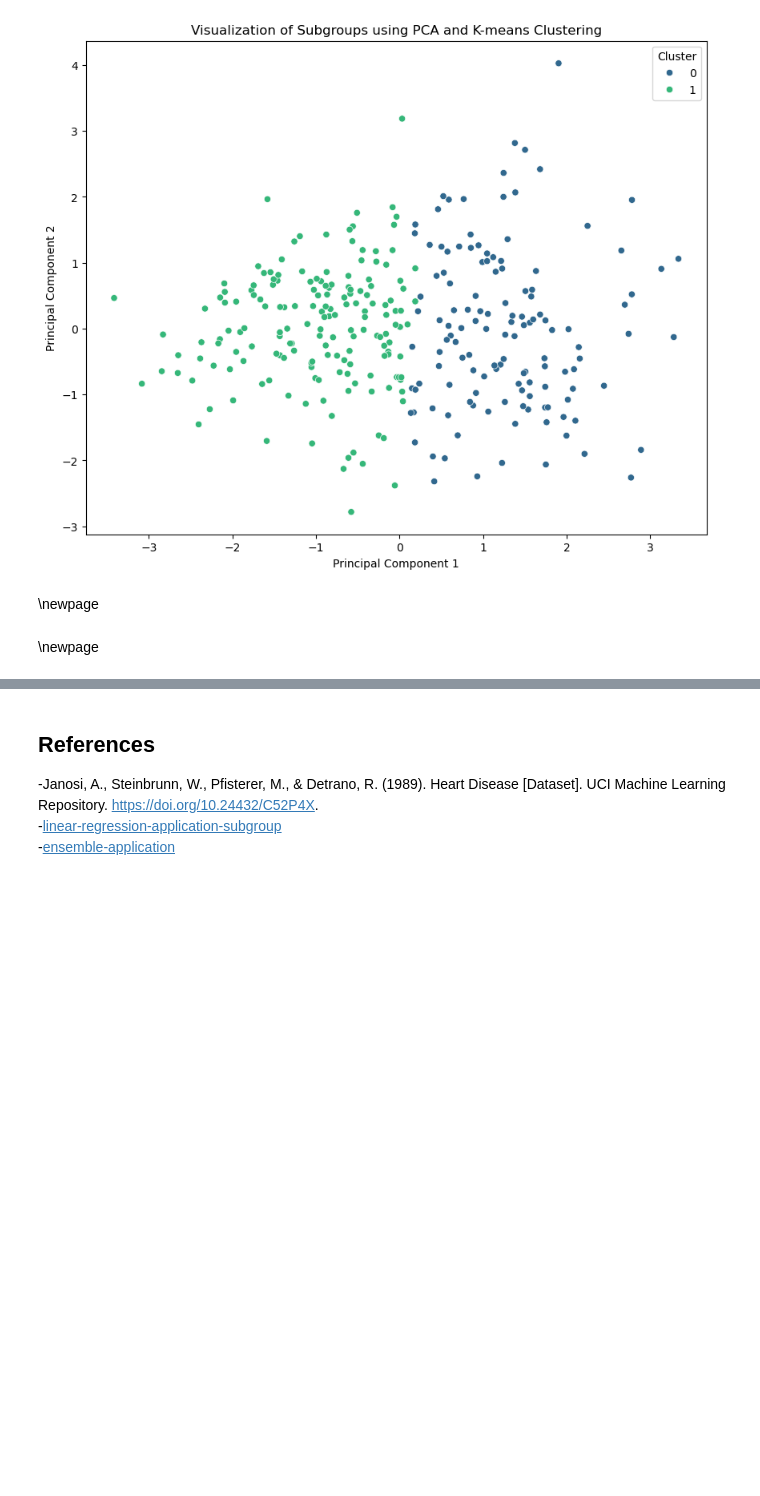
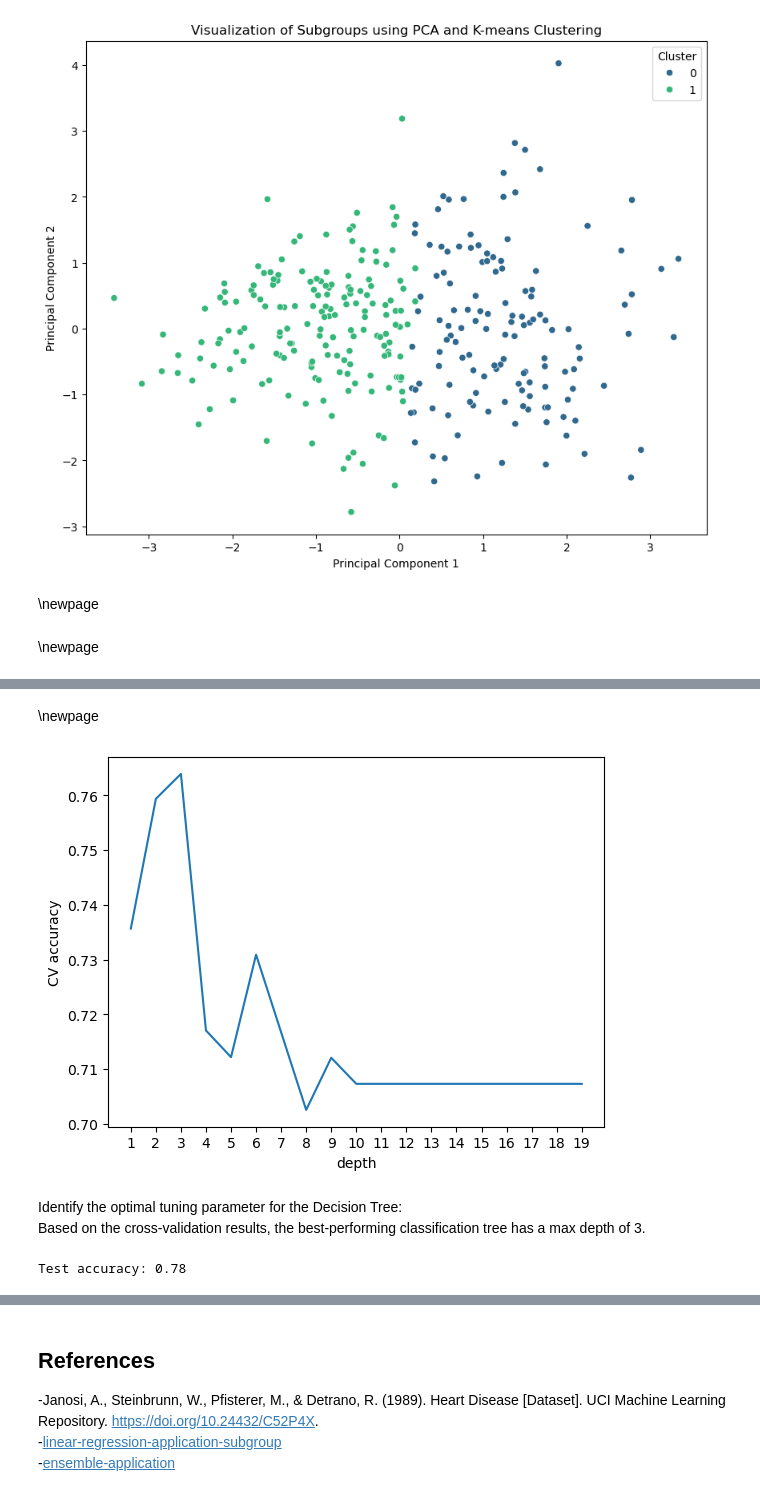
Before and after one commit to zeelp7/Stats3da3_assign6, a Jupyter notebook: Assignment6.ipynb, the cells around one changed output, grey strips where cells are left out. Cells and saved outputs as stored; diff of their text form; code cells hidden in the pictures; blank space fills up the shorter version.

```diff
--- a/Assignment6.ipynb
+++ b/Assignment6.ipynb
@@ -267,0 +288,45 @@ random_state=1,
+# %% [markdown]
+\newpage
+# %%
+(11)
+# Decision Tree
+depth_range = range(1, 20)
+cv_scores = []
+for k in depth_range:
+    dt = DecisionTreeClassifier(
+        criterion='gini',
+        random_state=1,
+        max_depth=k
+        )
+
+
+    cv_scores_k = cross_val_score(
+        dt,
+        X_train,
+        y_train,
+        cv=5,
+        scoring='accuracy'
+    )
+
+    cv_scores.append(np.mean(cv_scores_k))
+# %%
+plt.plot(depth_range, cv_scores)
+plt.xlabel('depth')
+plt.ylabel('CV accuracy')
+plt.xticks(range(1,20))
+plt.show()
+# %% [output]
+[figure, added]
+# %% [markdown]
+Identify the optimal tuning parameter for the Decision Tree:
+Based on the cross-validation results, the best-performing classification tree has a max depth of 3.
+# %%
+dt_best = DecisionTreeClassifier(
+    max_depth = 3,
+    random_state=1
+    )
+dt_best.fit(X_train, y_train)
+test_accuracy = dt_best.score(X_test, y_test)
+print("Test accuracy:", round(test_accuracy,2))
+# %% [output]
+Test accuracy: 0.78
```
Also changed, not shown: parts of 25 cells of this notebook.
